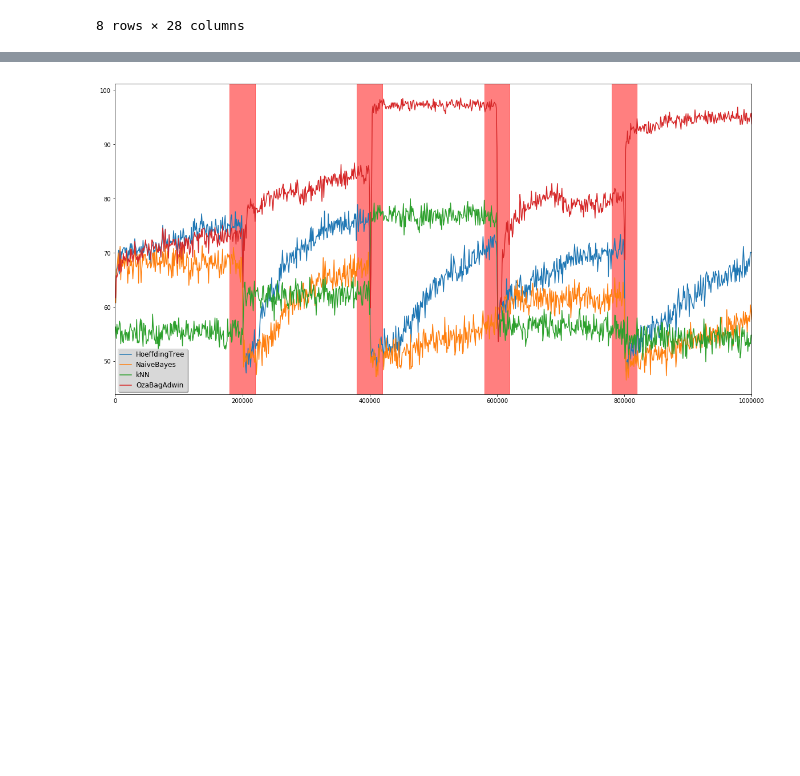
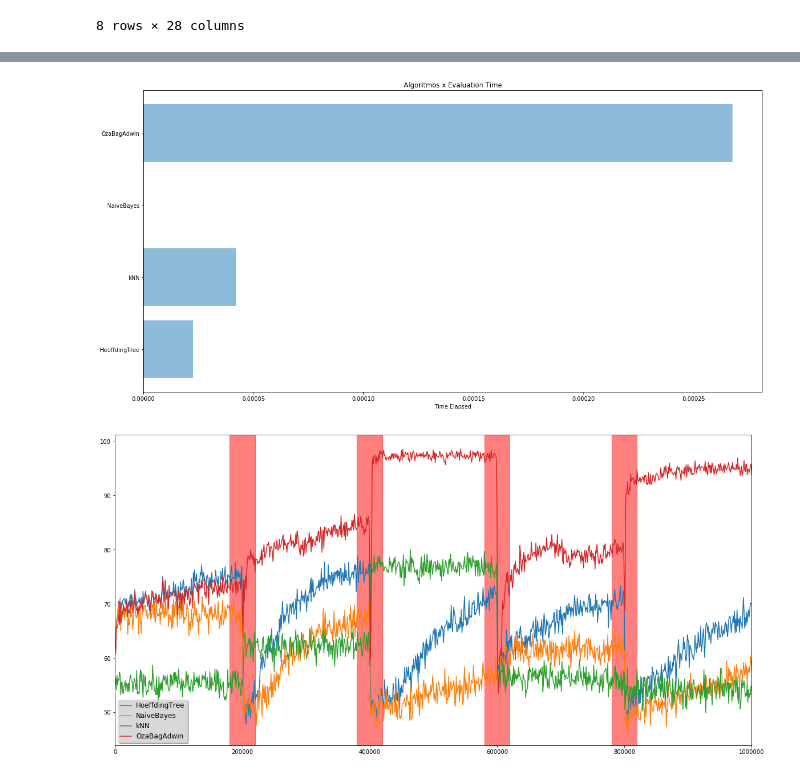
Before and after one commit to Oracy/MOA, a Jupyter notebook: Notebook/Trabalho_Jean.ipynb, the cells around one changed output, grey strips where cells are left out. Saved outputs shown, nothing was run; the diff lists cells and outputs as text; code cells hidden in the pictures; blank space fills up the shorter version.

```diff
--- a/Notebook/Trabalho_Jean.ipynb
+++ b/Notebook/Trabalho_Jean.ipynb
@@ -134,3 +149,19 @@ df_Oza_Agrawal.describe()
+# %%
+# Plotando o gráfico do gerador AgrawalGenerator.
+# data to plot
+cost = (df_Hoeffding_Agrawal['model cost (RAM-Hours)'].max(), df_kNN_Agrawal['model cost (RAM-Hours)'].max(), df_Naive_Agrawal['model cost (RAM-Hours)'].max(), df_Oza_Agrawal['model cost (RAM-Hours)'].max())
+objects = ('HoeffdingTree', 'kNN', 'NaiveBayes', 'OzaBagAdwin')
+y_pos = np.arange(len(objects))
+plt.figure(figsize=(20,10))
+rect1 = plt.barh(y_pos, cost, align='center', alpha=0.5)
+plt.yticks(y_pos, objects)
+plt.xlabel('Time Elapsed')
+plt.title('Algoritmos x Evaluation Time')
+
+
+plt.show()
+# %% [output]
+[figure, added]
 # %%
 # Plotando o gráfico do gerador AgrawalGenerator.
 plt.figure(figsize=(20,10))
```
Also changed, not shown: parts of 8 cells of this notebook.
